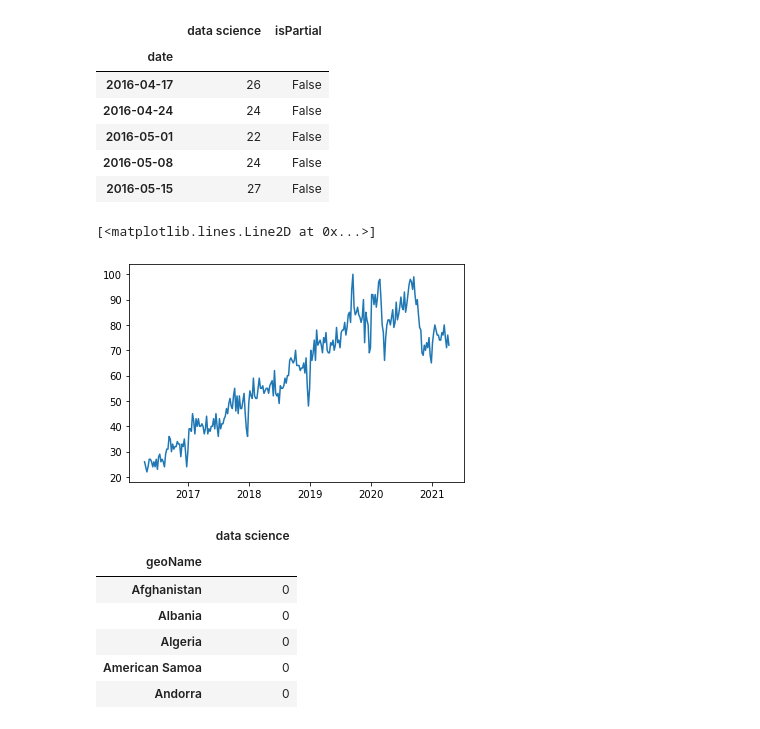
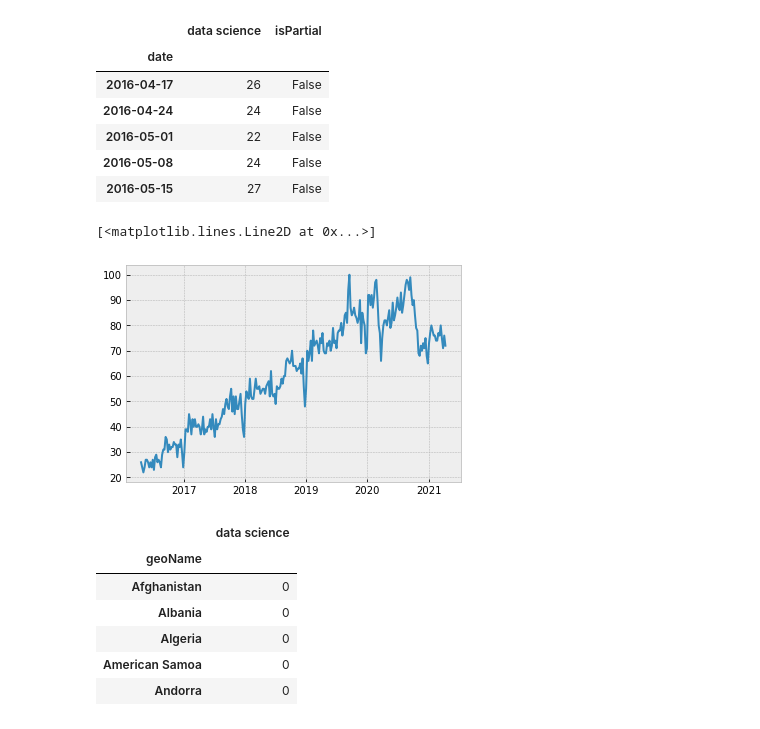
Before and after one commit to sidneykung/pytrends, a Jupyter notebook: pytrends.ipynb, the cells around one changed output. Drawn from its saved outputs; the diff is of its cells as text; code cells hidden in the pictures.

Commit message:
adding readme and graph

```diff
--- a/pytrends.ipynb
+++ b/pytrends.ipynb
@@ -48,13 +49,14 @@ px.line(time_df[['data science']])
 # %%
 import matplotlib.pyplot as plt
 %matplotlib inline
+plt.style.use('bmh')
 from pandas.plotting import register_matplotlib_converters
 register_matplotlib_converters()
 # %%
-plt.plot(df[['data science']])
+plt.plot(time_df[['data science']])
 # %% [output]
 [<matplotlib.lines.Line2D at 0x...>]
-[figure, old version]
+[figure, new version]
 # %%
 region_df = pytrends.interest_by_region()
 # %%
```
Also changed, not shown: parts of 2 cells of this notebook, 2 other files.
